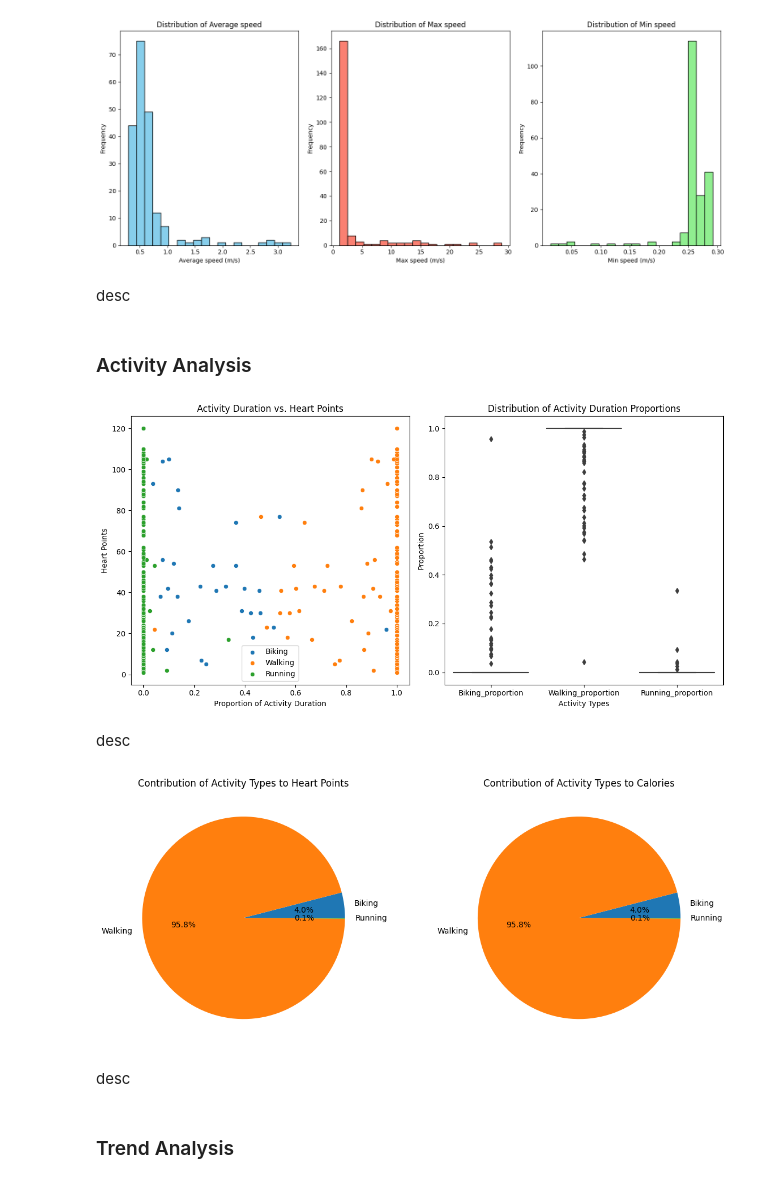
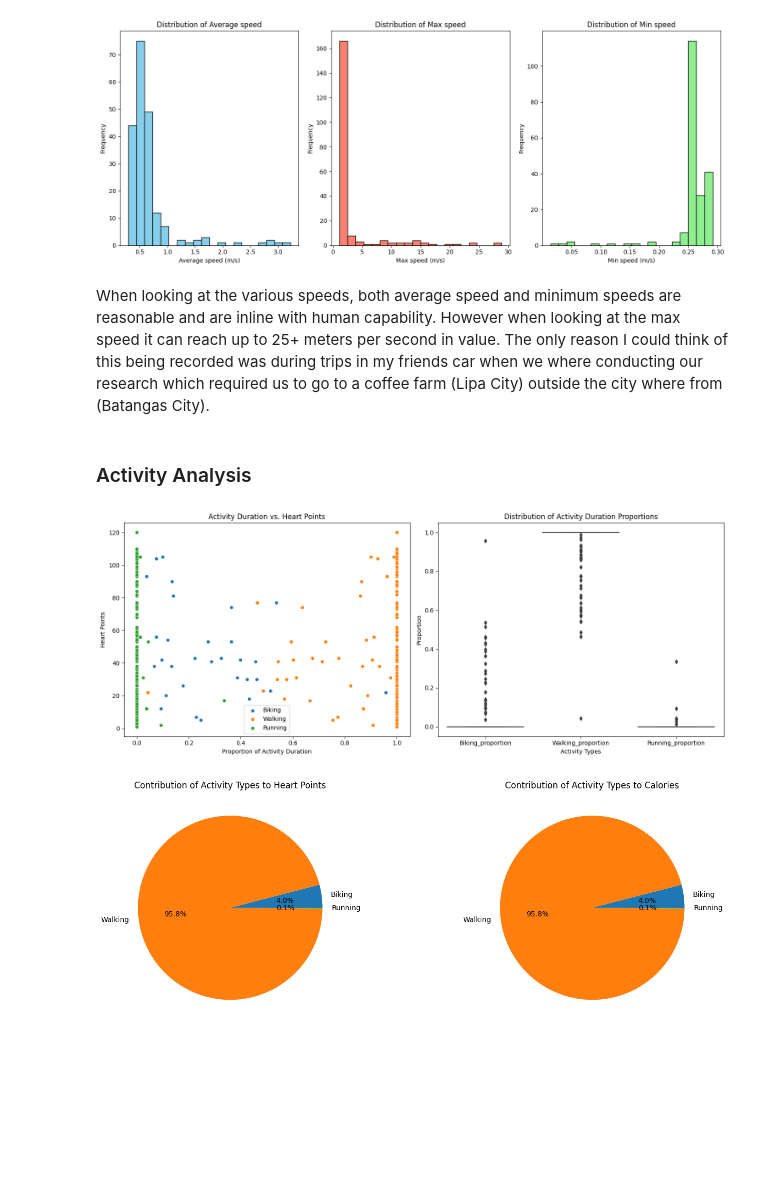
Before and after one commit to Kimchi21/Data-Analysis_Portfolio, a Jupyter notebook: Google Takeout/Python Notebooks/Fit_Analysis.ipynb, the cells around one changed output. Cells and saved outputs as stored; diff of their text form; code cells hidden in the pictures; blank space fills up the shorter version.

```diff
--- a/Google Takeout/Python Notebooks/Fit_Analysis.ipynb
+++ b/Google Takeout/Python Notebooks/Fit_Analysis.ipynb
@@ -378,54 +420,40 @@ plt.tight_layout()
 plt.show()
 # %% [output]
 [figure]
-# %% [markdown]
-desc
+# %% [markdown]
+When looking at the various speeds, both average speed and minimum speeds are reasonable and are inline with human capability. However when looking at the max speed it can reach up to 25+ meters per second in value. The only reason I could think of this being recorded was during trips in my friends car when we where conducting our research which required us to go to a coffee farm (Lipa City) outside the city where from (Batangas City).
 # %% [markdown]
 ### Activity Analysis
 # %%
-import pandas as pd
-import matplotlib.pyplot as plt
-import seaborn as sns
-
-# Assuming 'df' is your DataFrame with the necessary columns
-
 # Calculate the proportion of each activity duration to Total Duration
 df['Biking_proportion'] = df['Biking duration (ms)'] / df['Total Duration (ms)']
 df['Walking_proportion'] = df['Walking duration (ms)'] / df['Total Duration (ms)']
 df['Running_proportion'] = df['Running duration (ms)'] / df['Total Duration (ms)']
 
-# Set up the figure with subplots
-fig, (ax1, ax2) = plt.subplots(1, 2, figsize=(12, 6))
+fig, (ax1, ax2) = plt.subplots(1, 2, figsize=(15, 6))
 
-# Scatter plot (Activity Duration vs. Heart Points) using Seaborn
 sns.scatterplot(data=df, x='Biking_proportion', y='Heart Points', label='Biking', ax=ax1)
 sns.scatterplot(data=df, x='Walking_proportion', y='Heart Points', label='Walking', ax=ax1)
 sns.scatterplot(data=df, x='Running_proportion', y='Heart Points', label='Running', ax=ax1)
 ax1.set_xlabel('Proportion of Activity Duration')
 ax1.set_ylabel('Heart Points')
 ax1.set_title('Activity Duration vs. Heart Points')
 ax1.legend()
 
-# Boxplot (Distribution of Activity Duration Proportions) using Seaborn
 duration_cols = ['Biking_proportion', 'Walking_proportion', 'Running_proportion']
 sns.boxplot(data=df[duration_cols].dropna(axis=1), ax=ax2)
 ax2.set_title('Distribution of Activity Duration Proportions')
 ax2.set_ylabel('Proportion')
 ax2.set_xlabel('Activity Types')
 
 plt.tight_layout()
 plt.show()
 # %% [output]
-[figure, old version]
+[figure, new version]
-# %% [markdown]
-desc
 # %%
-# Calculate total duration for each activity type
 df['Total_Biking'] = df['Biking duration (ms)'].sum()
 df['Total_Walking'] = df['Walking duration (ms)'].sum()
 df['Total_Running'] = df['Running duration (ms)'].sum()
-
-# Calculate the contribution of each activity type to Heart Points and Calories
 total_heart_points = df['Heart Points'].sum()
 total_calories = df['Calories (kcal)'].sum()
 
@@ -443,7 +471,7 @@ contribution_calories = [
 
 labels = ['Biking', 'Walking', 'Running']
 
-plt.figure(figsize=(12, 5))
+plt.figure(figsize=(15, 5))
 plt.subplot(1, 2, 1)
 plt.pie(contribution_heart_points, labels=labels, autopct='%1.1f%%')
 plt.title('Contribution of Activity Types to Heart Points')
@@ -453,8 +481,4 @@ plt.title('Contribution of Activity Types to Calories')
 plt.tight_layout()
 plt.show()
 # %% [output]
-[figure, old version]
+[figure, new version]
-# %% [markdown]
-desc
-# %% [markdown]
-### Trend Analysis
```
Also changed, not shown: parts of 12 cells of this notebook, 1 other file.
